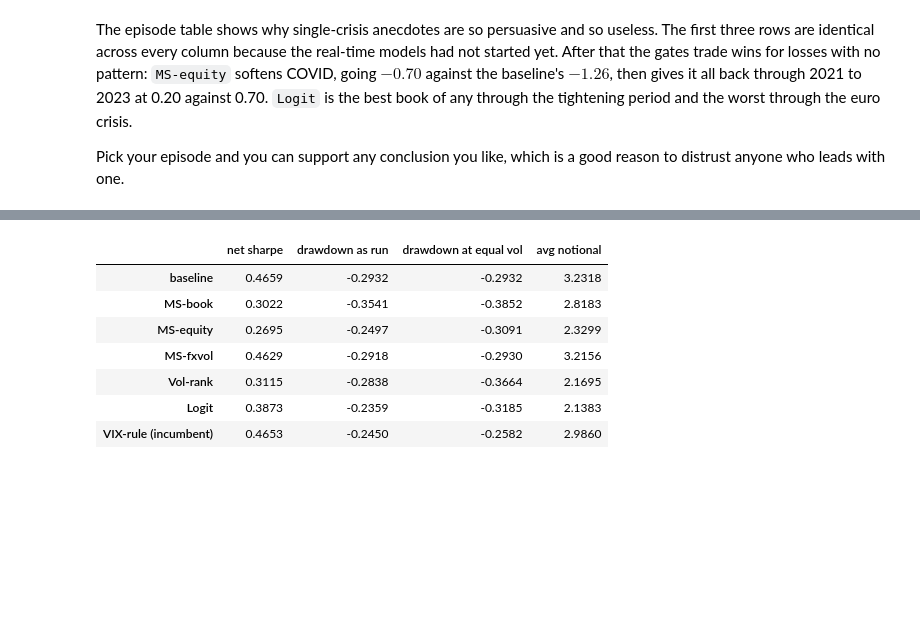
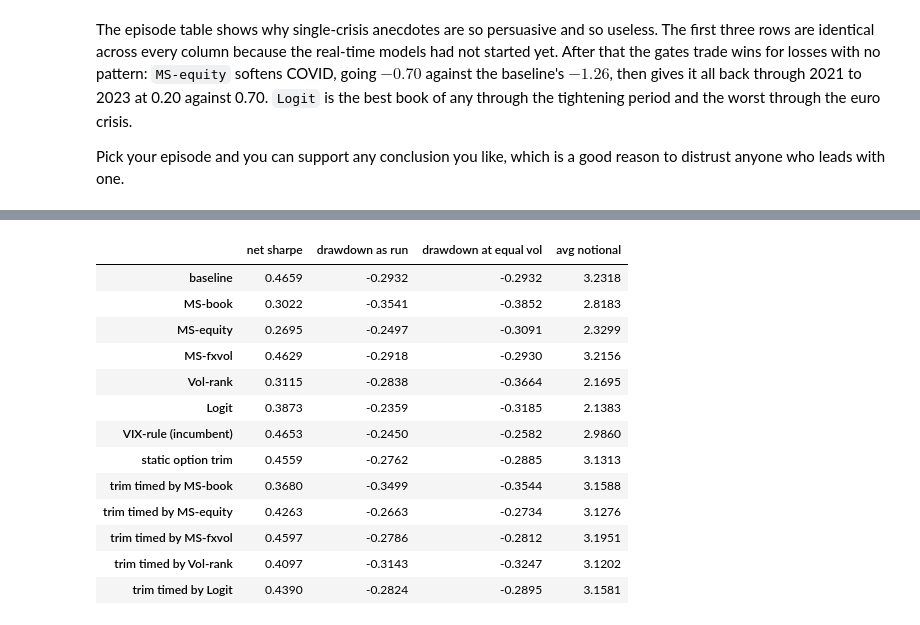
Before and after one commit to theoyuanlee/FX_Carry_26_Summer_PL, a Jupyter notebook: dafu/regime_switching_carry.ipynb, the cells around one changed output, grey strips where cells are left out. Saved outputs shown, nothing was run; the diff lists cells and outputs as text; code cells hidden in the pictures; blank space fills up the shorter version.

```diff
--- a/dafu/regime_switching_carry.ipynb
+++ b/dafu/regime_switching_carry.ipynb
@@ -856,0 +977,24 @@ distrust anyone who leads with one.
+# %%
+long_leg = base.weights[HEDGED].clip(lower=0.0).resample("ME").last()
+book_return = headline.loc["baseline", "ann_return"]
+
+drag_rows = {}
+for structure, premium in STRUCTURES.items():
+    cost = (long_leg * premium.resample("ME").last()).sum(axis=1, min_count=1).dropna()
+    drag_rows[(structure, "always")] = {"drag": 12 * cost.mean(), "months paid": 1.0}
+    for label in SPECS:
+        prob = paths[(label, "realtime")].probability.reindex(cost.index).fillna(0.0)
+        drag_rows[(structure, f"when {label} says so")] = {
+            "drag": 12 * (cost * prob).mean(), "months paid": prob.mean()}
+
+drag = pd.DataFrame(drag_rows).T
+drag.index = pd.MultiIndex.from_tuples(drag.index, names=["structure", "timing"])
+always_cost = drag.xs("always", level="timing")["drag"]
+drag["% of capital a year"] = 100 * drag["drag"]
+drag["share of book return"] = drag["drag"] / book_return
+drag["unit cost vs always"] = [
+    row["drag"] / (row["months paid"] * always_cost[structure]) if row["months paid"] > 0 else np.nan
+    for (structure, _), row in drag.iterrows()]
+
+print(f"the book earns {100 * book_return:.2f}% a year")
+drag[["% of capital a year", "months paid", "share of book return", "unit cost vs always"]].round(3)
@@ -886,18 +1203,32 @@ on this evidence it is the one I would defend.
 # %%
-summary_note = pd.DataFrame({
-    "net sharpe": headline["net_sharpe"],
-    "drawdown as run": headline["max_dd"],
-    "drawdown at equal vol": rescaled["max_drawdown"],
-    "avg notional": headline["avg notional"],
-}).round(4)
+summary_note = pd.concat([
+    pd.DataFrame({
+        "net sharpe": headline["net_sharpe"],
+        "drawdown as run": headline["max_dd"],
+        "drawdown at equal vol": rescaled["max_drawdown"],
+        "avg notional": headline["avg notional"],
+    }),
+    pd.DataFrame({
+        "net sharpe": option_table["net_sharpe"],
+        "drawdown as run": option_table["max_dd"],
+        "drawdown at equal vol": option_table["dd at equal vol"],
+        "avg notional": option_table["avg notional"],
+    }).drop("baseline"),
+]).round(4)
 summary_note.to_csv(OUT / "notebook_summary.csv")
 summary_note
 # %% [output]
 |  | net sharpe | drawdown as run | drawdown at equal vol | avg notional |
 | baseline | 0.4659 | -0.2932 | -0.2932 | 3.2318 |
 | MS-book | 0.3022 | -0.3541 | -0.3852 | 2.8183 |
 | MS-equity | 0.2695 | -0.2497 | -0.3091 | 2.3299 |
 | MS-fxvol | 0.4629 | -0.2918 | -0.2930 | 3.2156 |
 | Vol-rank | 0.3115 | -0.2838 | -0.3664 | 2.1695 |
 | Logit | 0.3873 | -0.2359 | -0.3185 | 2.1383 |
 | VIX-rule (incumbent) | 0.4653 | -0.2450 | -0.2582 | 2.9860 |
+| static option trim | 0.4559 | -0.2762 | -0.2885 | 3.1313 |
+| trim timed by MS-book | 0.3680 | -0.3499 | -0.3544 | 3.1588 |
+| trim timed by MS-equity | 0.4263 | -0.2663 | -0.2734 | 3.1276 |
+| trim timed by MS-fxvol | 0.4597 | -0.2786 | -0.2812 | 3.1951 |
+| trim timed by Vol-rank | 0.4097 | -0.3143 | -0.3247 | 3.1202 |
+| trim timed by Logit | 0.4390 | -0.2824 | -0.2895 | 3.1581 |
```
Also changed, not shown: parts of 12 cells of this notebook, 5 other files.
